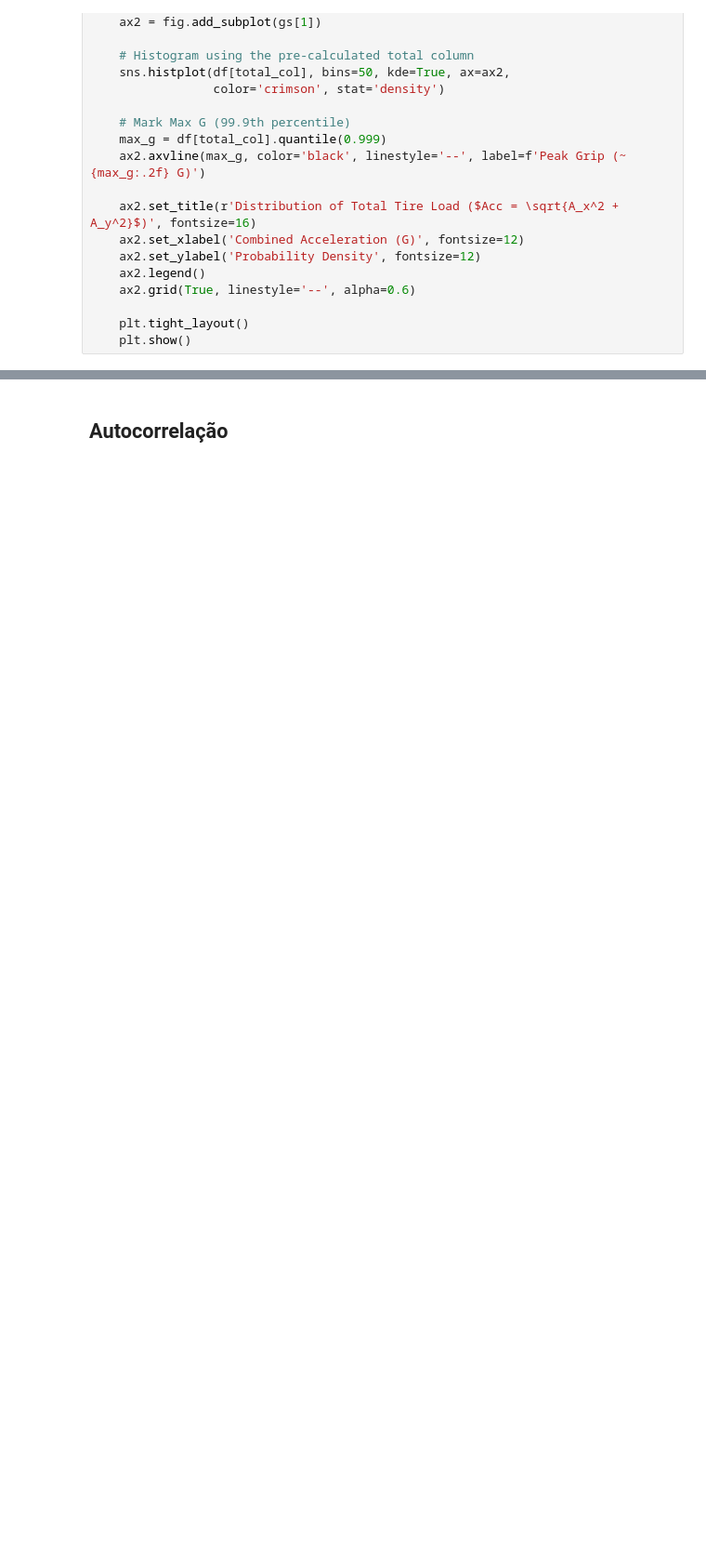
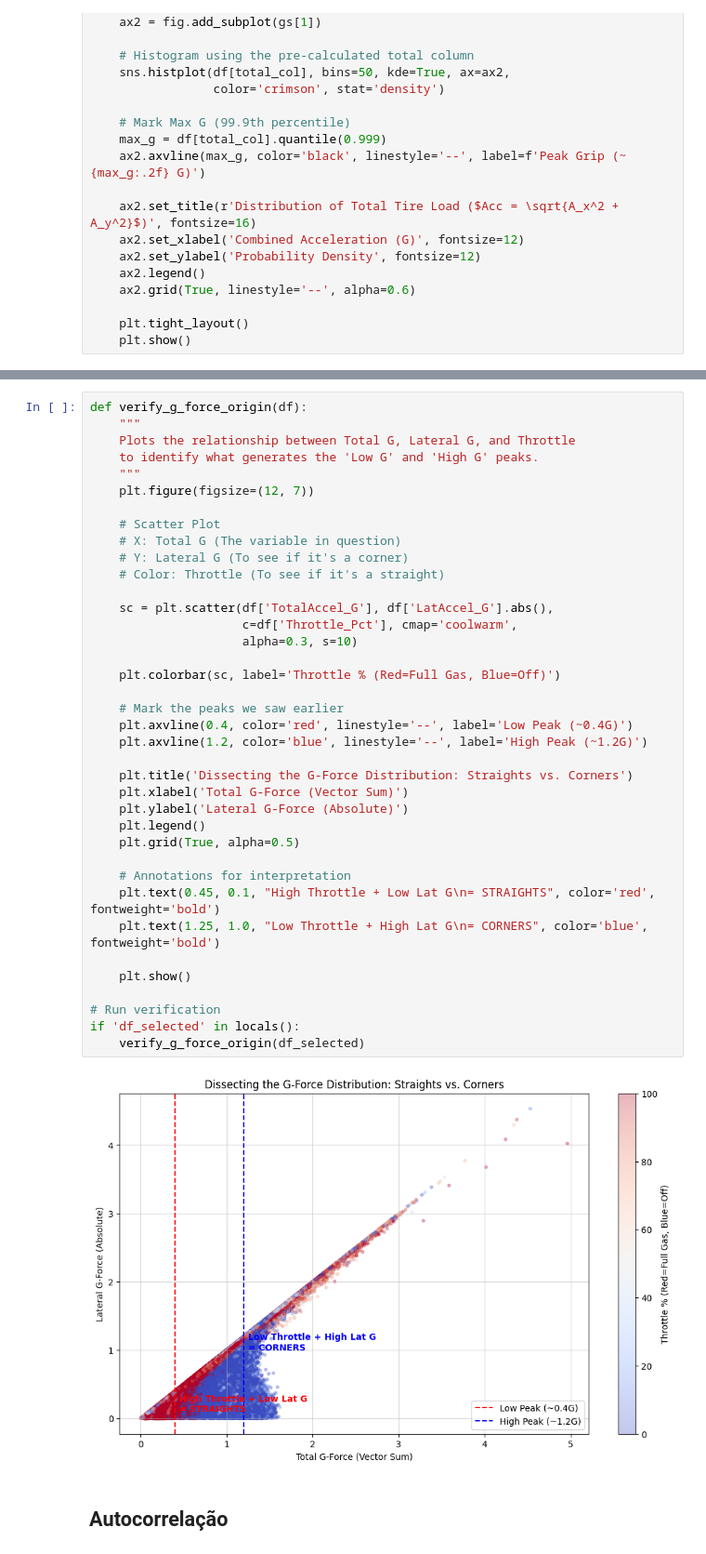
Before and after one commit to TomazFilgueira/PPGEEC2317---SISTEMAS-PROBABIL-STICOS, a Jupyter notebook: processos_estocasticos/simracing_processos_estocasticos.ipynb, the cells around one changed output, grey strips where cells are left out. Shown at 93% size. Drawn from its saved outputs; the diff is of its cells as text; blank space fills up the shorter version.

```diff
--- a/processos_estocasticos/simracing_processos_estocasticos.ipynb
+++ b/processos_estocasticos/simracing_processos_estocasticos.ipynb
@@ -616,5 +615,45 @@ analyze_cyclostationarity(df_analysis, COL_VAR, clip_range=(0, max(df_selected[C
 # %% [output]
 [figure]
+# %%
+def verify_g_force_origin(df):
+    """
+    Plots the relationship between Total G, Lateral G, and Throttle
+    to identify what generates the 'Low G' and 'High G' peaks.
+    """
+    plt.figure(figsize=(12, 7))
+
+    # Scatter Plot
+    # X: Total G (The variable in question)
+    # Y: Lateral G (To see if it's a corner)
+    # Color: Throttle (To see if it's a straight)
+
+    sc = plt.scatter(df['TotalAccel_G'], df['LatAccel_G'].abs(),
+                     c=df['Throttle_Pct'], cmap='coolwarm',
+                     alpha=0.3, s=10)
+
+    plt.colorbar(sc, label='Throttle % (Red=Full Gas, Blue=Off)')
+
+    # Mark the peaks we saw earlier
+    plt.axvline(0.4, color='red', linestyle='--', label='Low Peak (~0.4G)')
+    plt.axvline(1.2, color='blue', linestyle='--', label='High Peak (~1.2G)')
+
+    plt.title('Dissecting the G-Force Distribution: Straights vs. Corners')
+    plt.xlabel('Total G-Force (Vector Sum)')
+    plt.ylabel('Lateral G-Force (Absolute)')
+    plt.legend()
+    plt.grid(True, alpha=0.5)
+
+    # Annotations for interpretation
+    plt.text(0.45, 0.1, "High Throttle + Low Lat G\n= STRAIGHTS", color='red', fontweight='bold')
+    plt.text(1.25, 1.0, "Low Throttle + High Lat G\n= CORNERS", color='blue', fontweight='bold')
+
+    plt.show()
+
+# Run verification
+if 'df_selected' in locals():
+    verify_g_force_origin(df_selected)
+# %% [output]
+[figure, added]
 # %% [markdown]
 ## Autocorrelação
 # %%
```
Also changed, not shown: parts of 9 cells of this notebook, 1 other file.
